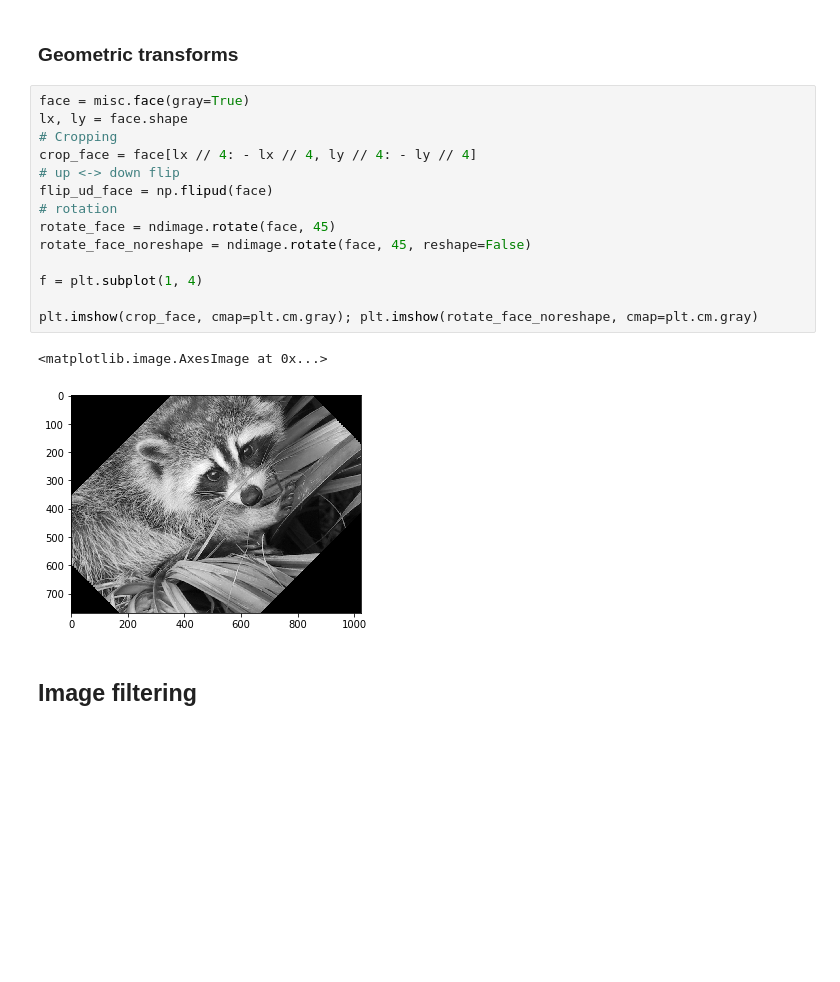
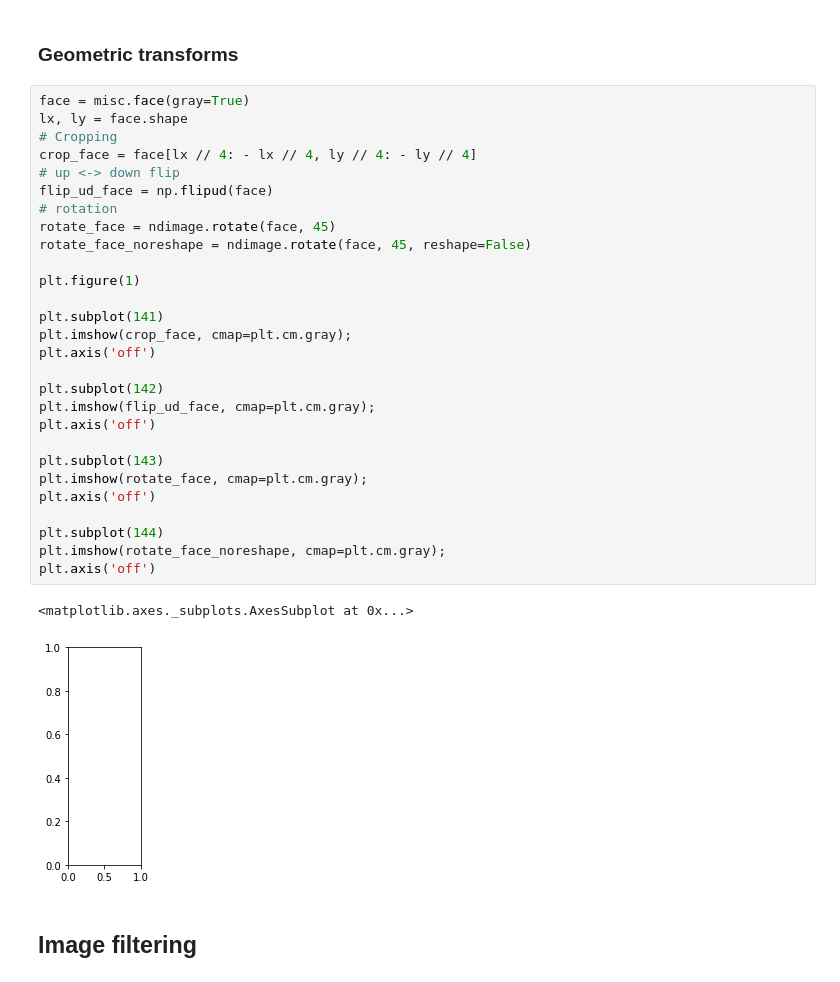
Before and after one commit to dx100/Lewy-learn, a Jupyter notebook: ImageProcessing/dxttt1.ipynb, the cells around one changed output. Saved outputs shown, nothing was run; the diff lists cells and outputs as text; blank space fills up the shorter version.

```diff
--- a/ImageProcessing/dxttt1.ipynb
+++ b/ImageProcessing/dxttt1.ipynb
@@ -64,19 +64,33 @@ plt.hist(face.reshape(-1))
 # %%
 face = misc.face(gray=True)
 lx, ly = face.shape
 # Cropping
 crop_face = face[lx // 4: - lx // 4, ly // 4: - ly // 4]
 # up <-> down flip
 flip_ud_face = np.flipud(face)
 # rotation
 rotate_face = ndimage.rotate(face, 45)
 rotate_face_noreshape = ndimage.rotate(face, 45, reshape=False)
 
-f = plt.subplot(1, 4)
+plt.figure(1)
 
-plt.imshow(crop_face, cmap=plt.cm.gray); plt.imshow(rotate_face_noreshape, cmap=plt.cm.gray)
+plt.subplot(141)
+plt.imshow(crop_face, cmap=plt.cm.gray);
+plt.axis('off')
+
+plt.subplot(142)
+plt.imshow(flip_ud_face, cmap=plt.cm.gray);
+plt.axis('off')
+
+plt.subplot(143)
+plt.imshow(rotate_face, cmap=plt.cm.gray);
+plt.axis('off')
+
+plt.subplot(144)
+plt.imshow(rotate_face_noreshape, cmap=plt.cm.gray);
+plt.axis('off')
 # %% [output]
-<matplotlib.image.AxesImage at 0x...>
+<matplotlib.axes._subplots.AxesSubplot at 0x...>
-[figure, old version]
+[figure, new version]
 # %% [markdown]
 ## Image filtering
```
Also changed, not shown: parts of 3 cells of this notebook, 8 other files.
